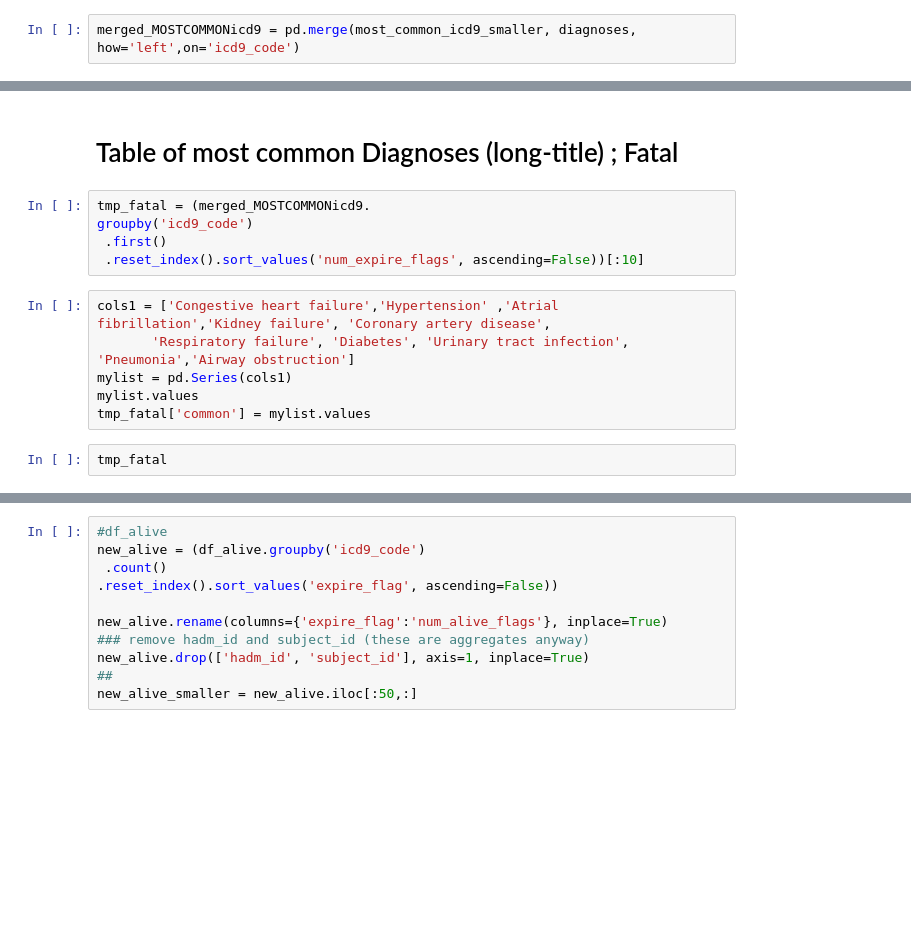
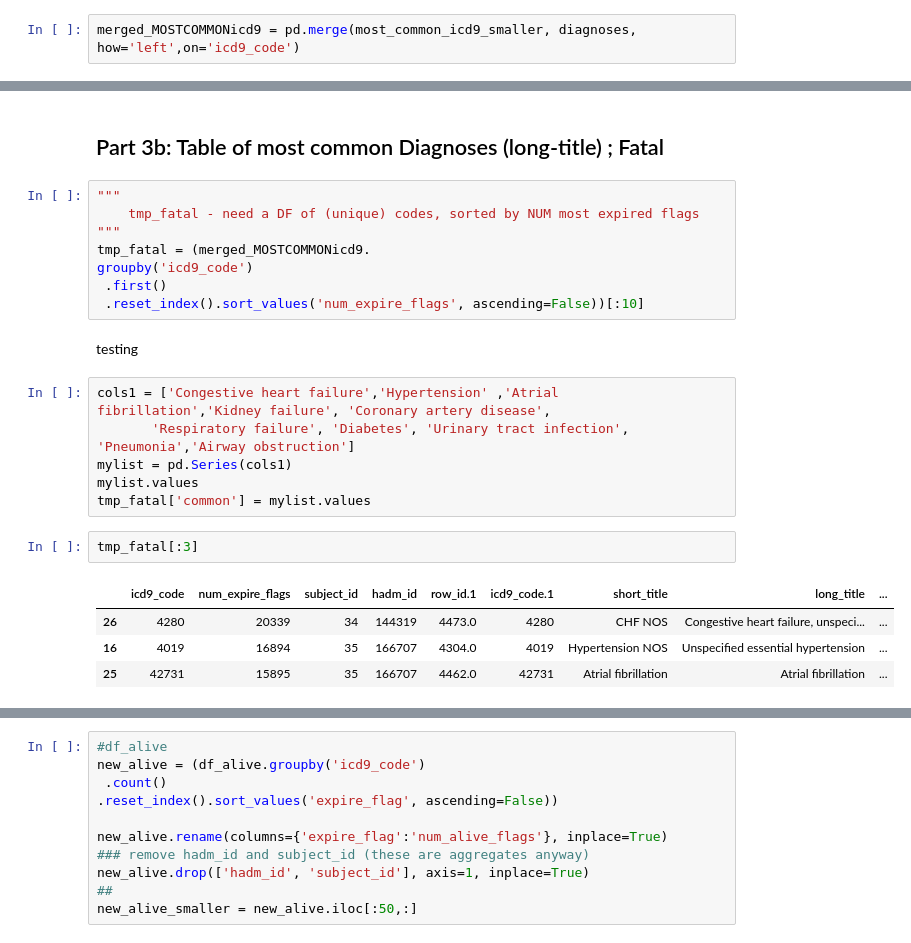
Before and after one commit to billiescodes/mortality_in_ICU, a Jupyter notebook: 01_ExploratoryAnalysis.ipynb, the cells around one changed output, grey strips where cells are left out. Drawn from its saved outputs; the diff is of its cells as text; blank space fills up the shorter version.

```diff
--- a/01_ExploratoryAnalysis.ipynb
+++ b/01_ExploratoryAnalysis.ipynb
@@ -693,10 +729,15 @@ merged_MOSTCOMMONicd9[:2]
 # %% [markdown]
-# Table of most common Diagnoses (long-title) ; Fatal
+## Part 3b:  Table of most common Diagnoses (long-title) ; Fatal
 # %%
+"""
+    tmp_fatal - need a DF of (unique) codes, sorted by NUM most expired flags
+"""
 tmp_fatal = (merged_MOSTCOMMONicd9.
 groupby('icd9_code')
  .first()
  .reset_index().sort_values('num_expire_flags', ascending=False))[:10]
+# %% [markdown]
+testing
 # %%
 cols1 = ['Congestive heart failure','Hypertension' ,'Atrial fibrillation','Kidney failure', 'Coronary artery disease',
        'Respiratory failure', 'Diabetes', 'Urinary tract infection', 'Pneumonia','Airway obstruction']
@@ -704,4 +745,9 @@ mylist = pd.Series(cols1)
 mylist.values
 tmp_fatal['common'] = mylist.values
 # %%
-tmp_fatal
+tmp_fatal[:3]
+# %% [output]
+|  | icd9_code | num_expire_flags | subject_id | hadm_id | row_id.1 | icd9_code.1 | short_title | long_title | ... |
+| 26 | 4280 | 20339 | 34 | 144319 | 4473.0 | 4280 | CHF NOS | Congestive heart failure, unspeci... | ... |
+| 16 | 4019 | 16894 | 35 | 166707 | 4304.0 | 4019 | Hypertension NOS | Unspecified essential hypertension | ... |
+| 25 | 42731 | 15895 | 35 | 166707 | 4462.0 | 42731 | Atrial fibrillation | Atrial fibrillation | ... |
```
Also changed, not shown: parts of 23 cells of this notebook, 1 other file.
